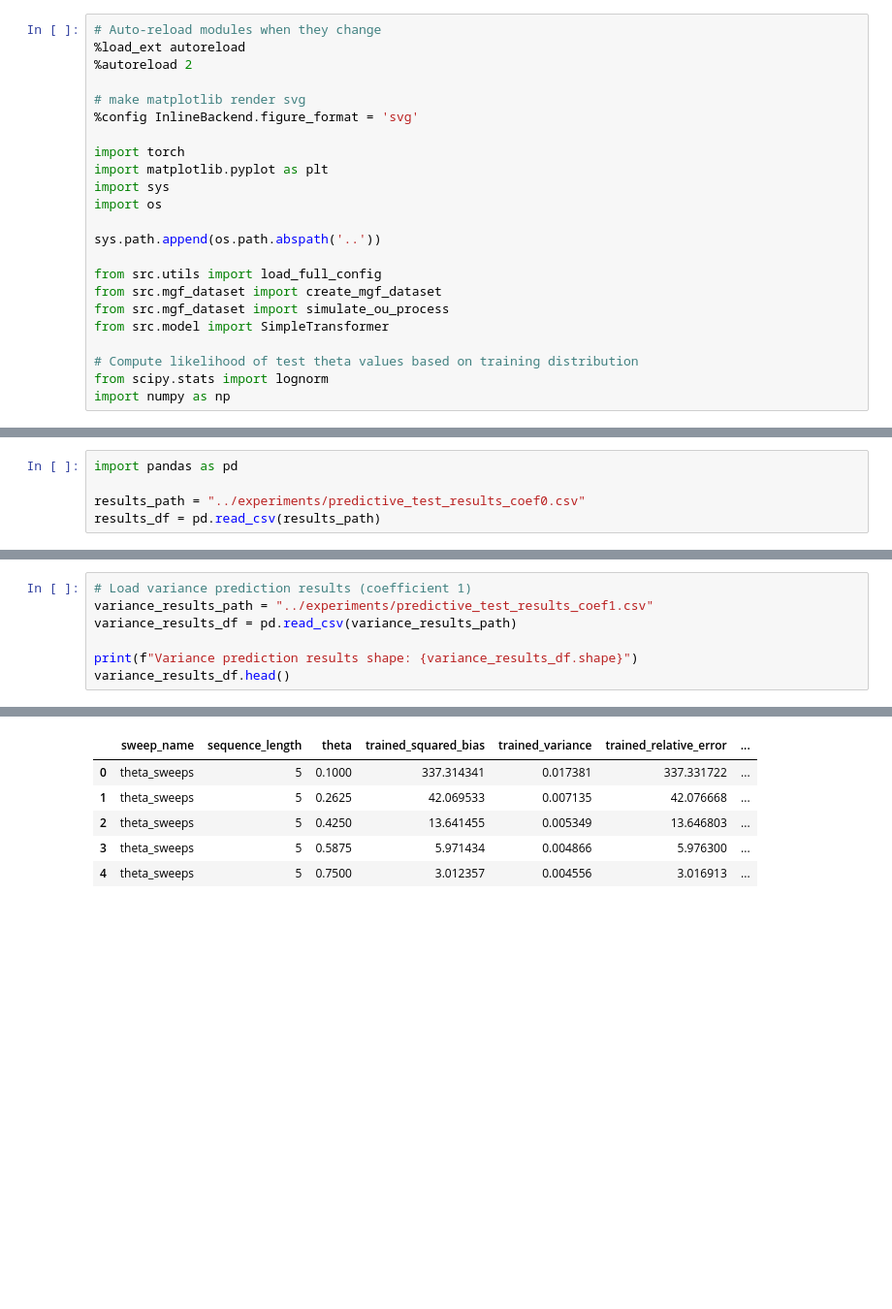
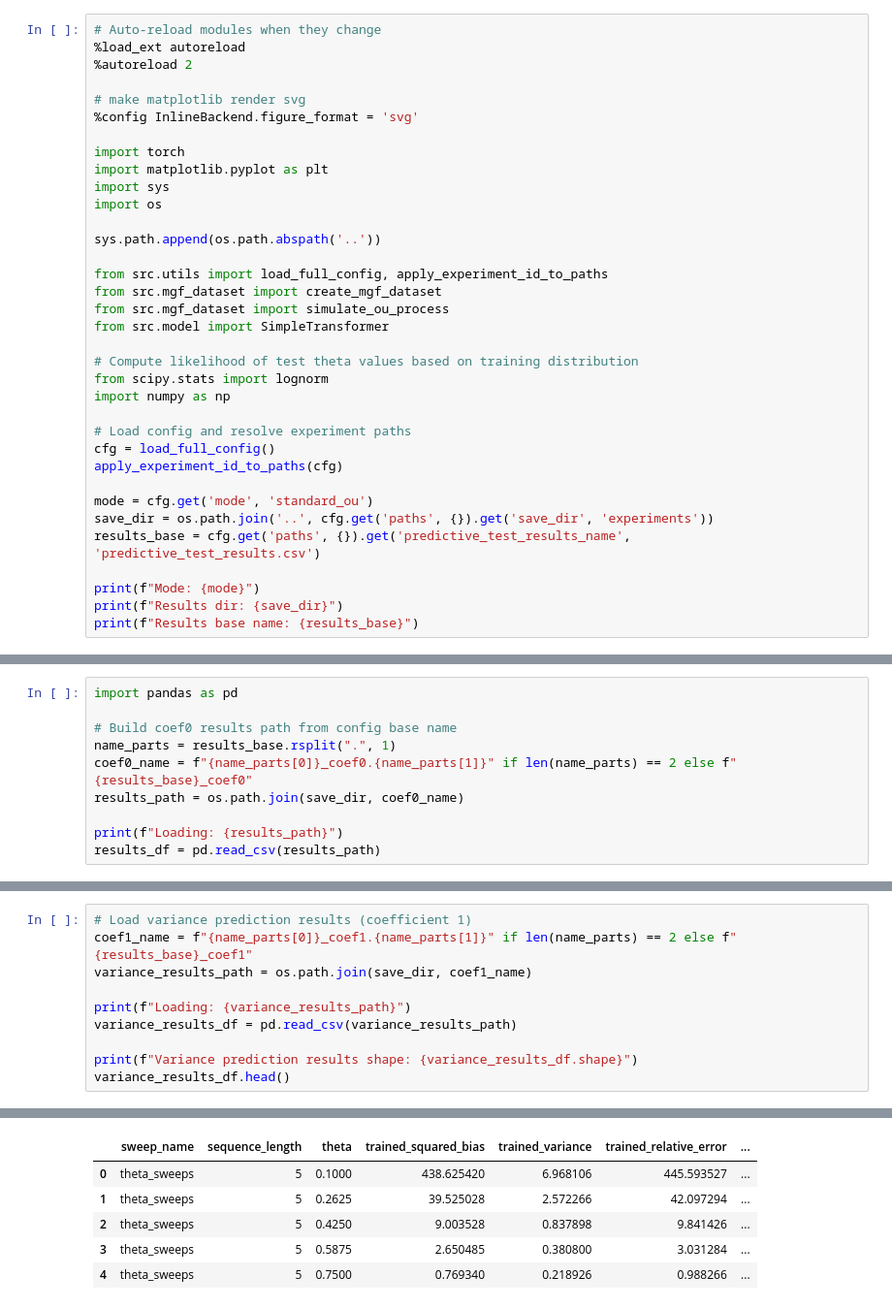
Before and after one commit to Syed-Masrur-Ahmed/transformer-causal-dynamics, a Jupyter notebook: analysis_notebooks/results.ipynb, the cells around one changed output, grey strips where cells are left out. Shown at 97% size. Saved outputs shown, nothing was run; the diff lists cells and outputs as text; blank space fills up the shorter version.

Commit message:
binary OU process experiment

```diff
--- a/analysis_notebooks/results.ipynb
+++ b/analysis_notebooks/results.ipynb
@@ -13,7 +13,7 @@ import os
 
 sys.path.append(os.path.abspath('..'))
 
-from src.utils import load_full_config
+from src.utils import load_full_config, apply_experiment_id_to_paths
 from src.mgf_dataset import create_mgf_dataset
 from src.mgf_dataset import simulate_ou_process
 from src.model import SimpleTransformer
@@ -21,6 +21,18 @@ from src.model import SimpleTransformer
 # Compute likelihood of test theta values based on training distribution
 from scipy.stats import lognorm
 import numpy as np
+
+# Load config and resolve experiment paths
+cfg = load_full_config()
+apply_experiment_id_to_paths(cfg)
+
+mode = cfg.get('mode', 'standard_ou')
+save_dir = os.path.join('..', cfg.get('paths', {}).get('save_dir', 'experiments'))
+results_base = cfg.get('paths', {}).get('predictive_test_results_name', 'predictive_test_results.csv')
+
+print(f"Mode: {mode}")
+print(f"Results dir: {save_dir}")
+print(f"Results base name: {results_base}")
 # %% [output]
 The autoreload extension is already loaded. To reload it, use:
   %reload_ext autoreload
@@ -27,5 +42,10 @@ The autoreload extension is already loaded. To reload it, use:
 # %%
 import pandas as pd
 
-results_path = "../experiments/predictive_test_results_coef0.csv"
+# Build coef0 results path from config base name
+name_parts = results_base.rsplit(".", 1)
+coef0_name = f"{name_parts[0]}_coef0.{name_parts[1]}" if len(name_parts) == 2 else f"{results_base}_coef0"
+results_path = os.path.join(save_dir, coef0_name)
+
+print(f"Loading: {results_path}")
 results_df = pd.read_csv(results_path)
@@ -138,6 +121,9 @@ plt.tight_layout()
 # %%
 # Load variance prediction results (coefficient 1)
-variance_results_path = "../experiments/predictive_test_results_coef1.csv"
+coef1_name = f"{name_parts[0]}_coef1.{name_parts[1]}" if len(name_parts) == 2 else f"{results_base}_coef1"
+variance_results_path = os.path.join(save_dir, coef1_name)
+
+print(f"Loading: {variance_results_path}")
 variance_results_df = pd.read_csv(variance_results_path)
 
 print(f"Variance prediction results shape: {variance_results_df.shape}")
@@ -146,10 +133,10 @@ variance_results_df.head()
 Variance prediction results shape: (225, 10)
 |  | sweep_name | sequence_length | theta | trained_squared_bias | trained_variance | trained_relative_error | ... |
-| 0 | theta_sweeps | 5 | 0.1000 | 337.314341 | 0.017381 | 337.331722 | ... |
-| 1 | theta_sweeps | 5 | 0.2625 | 42.069533 | 0.007135 | 42.076668 | ... |
-| 2 | theta_sweeps | 5 | 0.4250 | 13.641455 | 0.005349 | 13.646803 | ... |
-| 3 | theta_sweeps | 5 | 0.5875 | 5.971434 | 0.004866 | 5.976300 | ... |
-| 4 | theta_sweeps | 5 | 0.7500 | 3.012357 | 0.004556 | 3.016913 | ... |
+| 0 | theta_sweeps | 5 | 0.1000 | 438.625420 | 6.968106 | 445.593527 | ... |
+| 1 | theta_sweeps | 5 | 0.2625 | 39.525028 | 2.572266 | 42.097294 | ... |
+| 2 | theta_sweeps | 5 | 0.4250 | 9.003528 | 0.837898 | 9.841426 | ... |
+| 3 | theta_sweeps | 5 | 0.5875 | 2.650485 | 0.380800 | 3.031284 | ... |
+| 4 | theta_sweeps | 5 | 0.7500 | 0.769340 | 0.218926 | 0.988266 | ... |
 # %%
 # Plot bias and variance vs theta for different sequence lengths (Variance Prediction)
 lengths_var = variance_results_df.sequence_length.unique()
```
Also changed, not shown: parts of 9 cells of this notebook, 13 other files.
